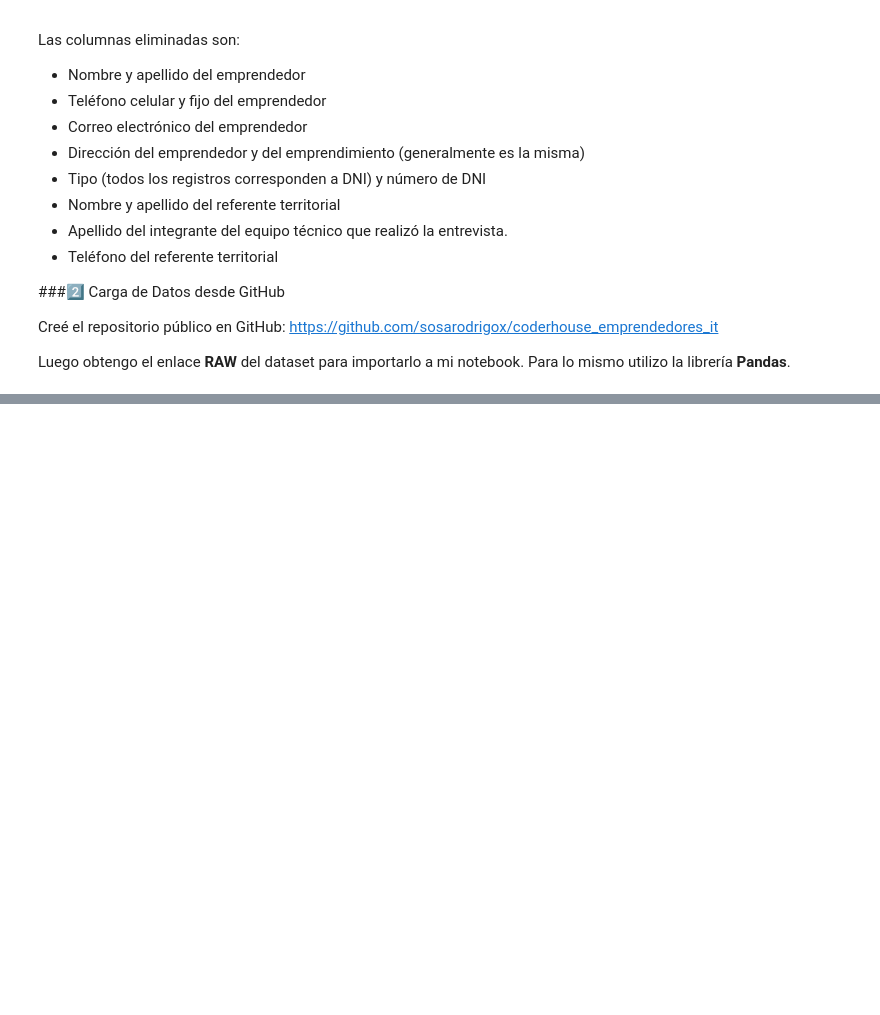
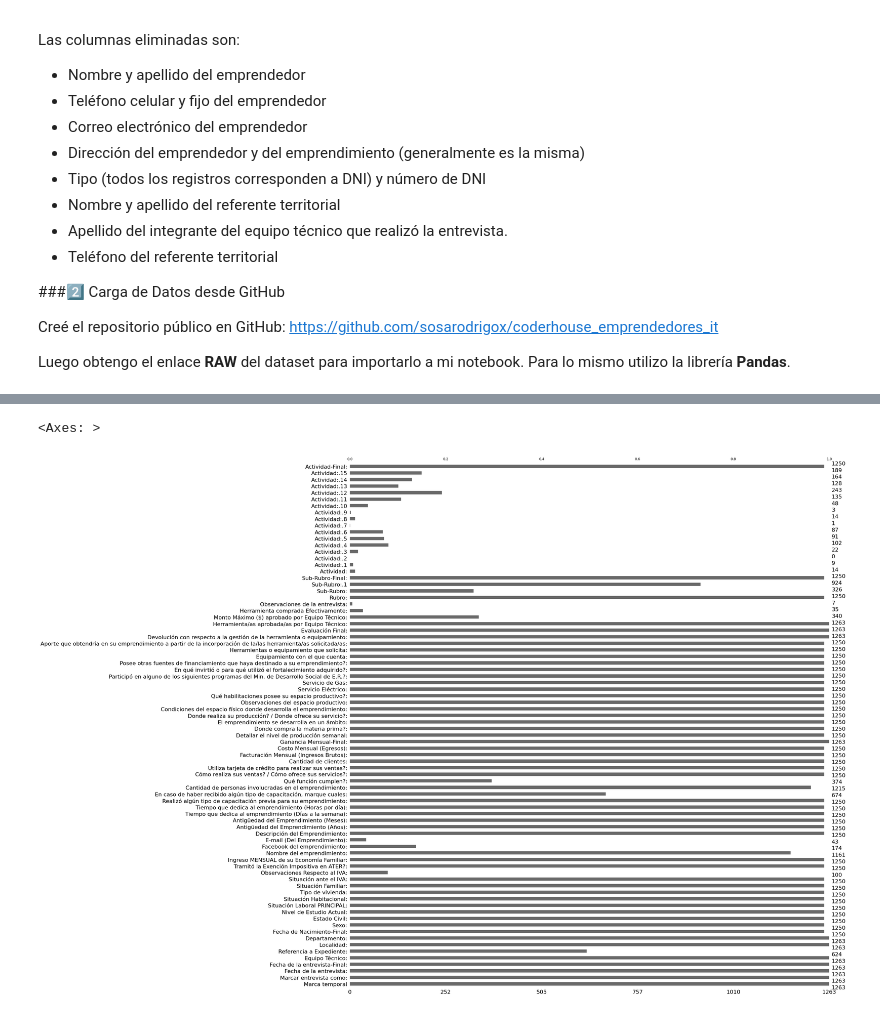
Before and after one commit to sosarodrigox/coderhouse_emprendedores_it, a Jupyter notebook: Emprendedores_IT.ipynb, the cells around one changed output, grey strips where cells are left out. Cells and saved outputs as stored; diff of their text form; code cells hidden in the pictures; blank space fills up the shorter version.

```diff
--- a/Emprendedores_IT.ipynb
+++ b/Emprendedores_IT.ipynb
@@ -61,0 +107,6 @@ Tareas comunes de Data Wrangling:
+# %%
+# Visualiza los valores nulos con una gráfica de barras
+msno.bar(df)
+# %% [output]
+<Axes: >
+[figure, added]
```
Also changed, not shown: parts of 8 cells of this notebook.
